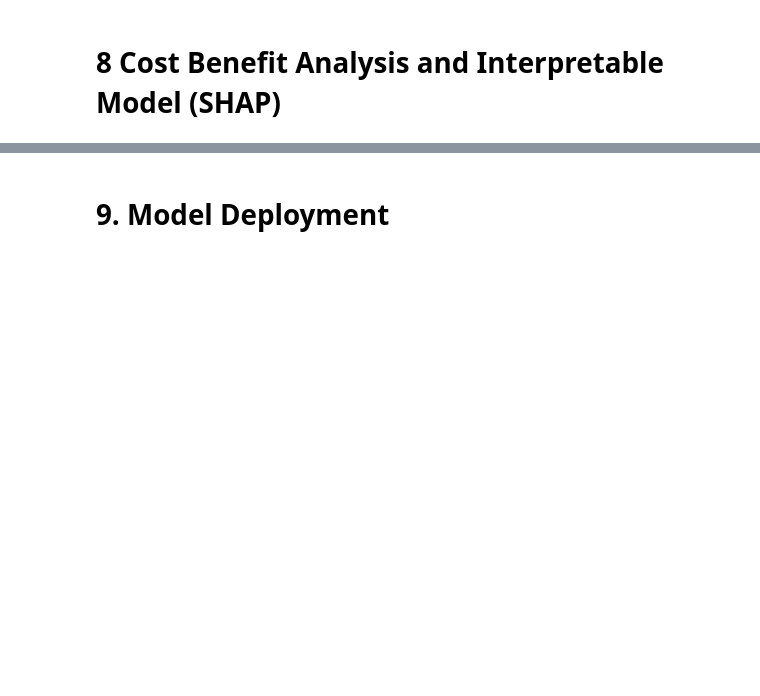
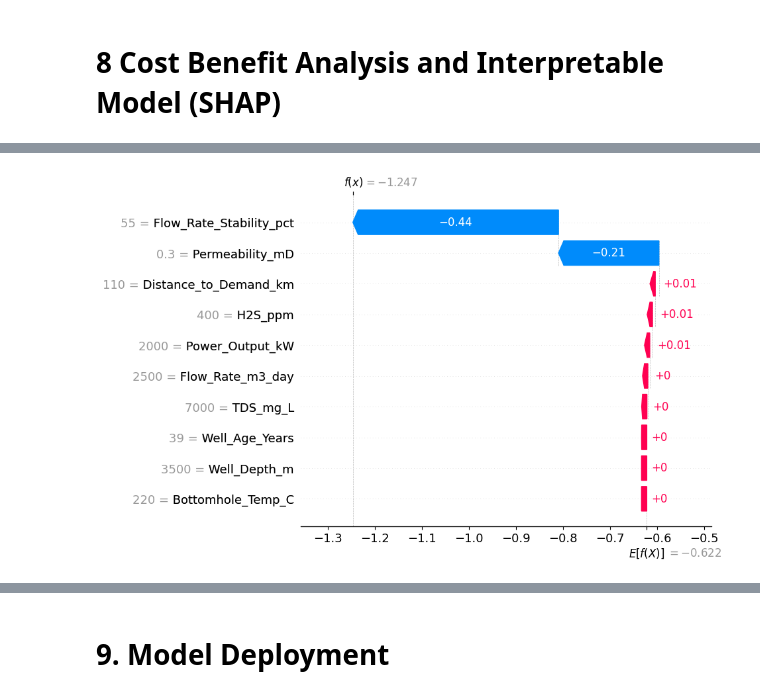
Before and after one commit to YonathanHH/Geothermal_OilGas_Well_Rep_Classification, a Jupyter notebook: end-to-end-geothermal-classification.ipynb, the cells around one changed output, grey strips where cells are left out. Cells and saved outputs as stored; diff of their text form; code cells hidden in the pictures; blank space fills up the shorter version.

```diff
--- a/end-to-end-geothermal-classification.ipynb
+++ b/end-to-end-geothermal-classification.ipynb
@@ -402,7 +401,6 @@ plt.show()
 # %%
-plt.figure(figsize=(10, 6))
-shap.summary_plot(shap_values, X_test_shap, plot_type="violin", show=False, max_display=6)
-plt.title("SHAP Feature Impact on Successful Geothermal Powerplant Prediction")
-plt.tight_layout()
-plt.show()
+explainer = shap.TreeExplainer(best_model)
+shap_values = explainer.shap_values(X_test)
+plt.figure()
+shap.summary_plot(shap_values, X_test, feature_names=feature_names)
 # %% [output]
@@ -409,0 +408,20 @@ plt.show()
+# %%
+if isinstance(shap_values, list):
+    sv_to_plot = shap_values[1][0] # 1=Positive Class, 0=First Row
+    base_val = explainer.expected_value[1]
+else:
+    sv_to_plot = shap_values[0] # First Row
+    base_val = explainer.expected_value
+
+# Create an Explanation object (newer SHAP API requirement for waterfall)
+exp = shap.Explanation(
+    values=sv_to_plot,
+    base_values=base_val,
+    data=X_test[0] if isinstance(X_test, np.ndarray) else X_test.iloc[0],
+    feature_names=feature_names
+)
+
+plt.figure()
+shap.plots.waterfall(exp)
+# %% [output]
+[figure, added]
```
Also changed, not shown: parts of 17 cells of this notebook, 4 other files.
